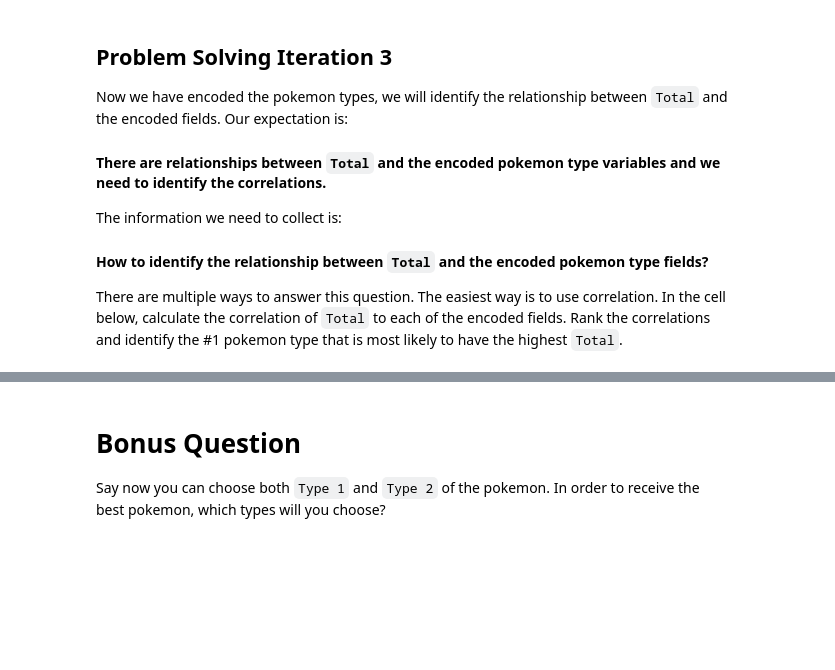
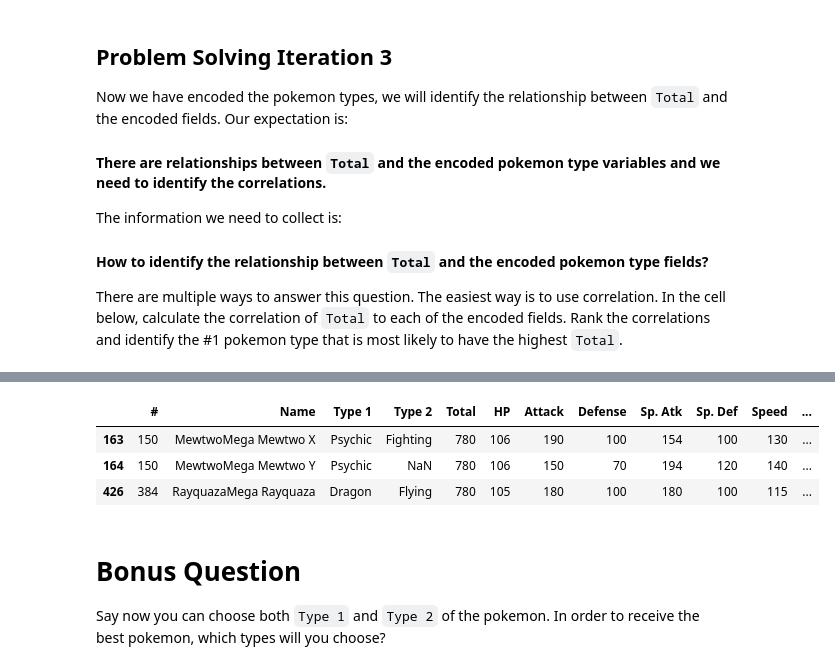
Before and after one commit to MichelBrunGit/LabsDataAnalyticsIronhack, a Jupyter notebook: module_1/Lab_29_Dataframe_Calculations/Lab_29_Dataframe_Calculations-Michel_Brun-Challenge2.ipynb, the cells around one changed output, grey strips where cells are left out. Saved outputs shown, nothing was run; the diff lists cells and outputs as text; code cells hidden in the pictures; blank space fills up the shorter version.

Commit message:
Lab29-Dataframe

```diff
--- a/module_1/Lab_29_Dataframe_Calculations/Lab_29_Dataframe_Calculations-Michel_Brun-Challenge2.ipynb
+++ b/module_1/Lab_29_Dataframe_Calculations/Lab_29_Dataframe_Calculations-Michel_Brun-Challenge2.ipynb
@@ -172,3 +219,11 @@ There are multiple ways to answer this question. The easiest way is to use corre
+# %%
+#In order to see if it makes sense I found the pokemon(s) with the highest Total> both Dragon (Type 1) and Fighting (Type 2) are pesent in this search result thus I may assume that the correlation was done properly.
+df[df['Total'] == df['Total'].max()]
+# %% [output]
+|  | # | Name | Type 1 | Type 2 | Total | HP | Attack | Defense | Sp. Atk | Sp. Def | Speed | ... |
+| 163 | 150 | MewtwoMega Mewtwo X | Psychic | Fighting | 780 | 106 | 190 | 100 | 154 | 100 | 130 | ... |
+| 164 | 150 | MewtwoMega Mewtwo Y | Psychic | NaN | 780 | 106 | 150 | 70 | 194 | 120 | 140 | ... |
+| 426 | 384 | RayquazaMega Rayquaza | Dragon | Flying | 780 | 105 | 180 | 100 | 180 | 100 | 115 | ... |
 # %% [markdown]
 # Bonus Question
 
```
Also changed, not shown: parts of 12 cells of this notebook, 2 other files.
